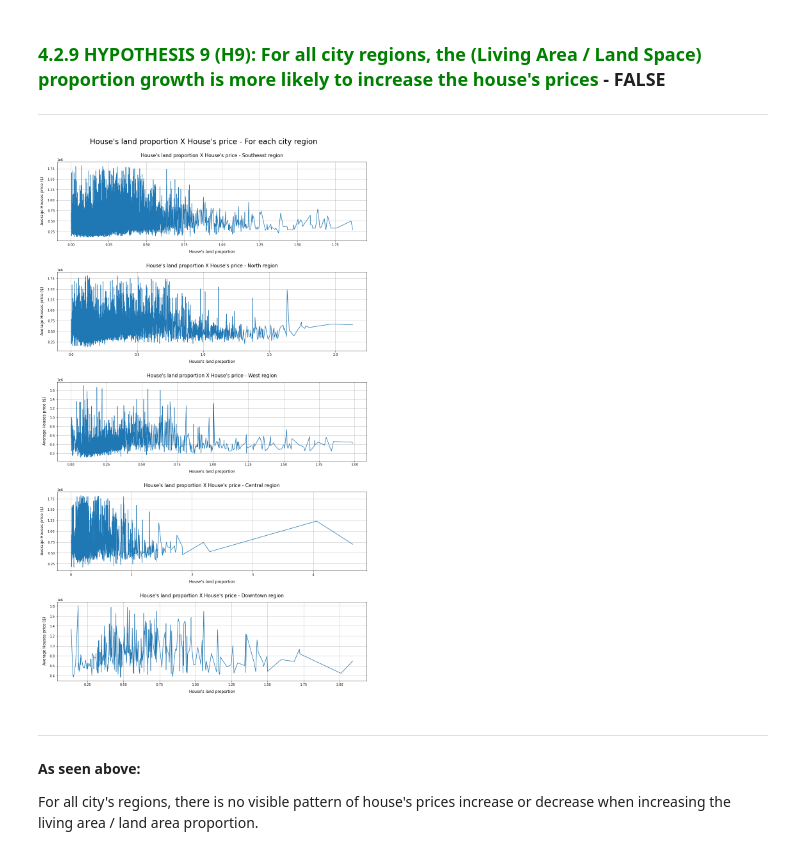
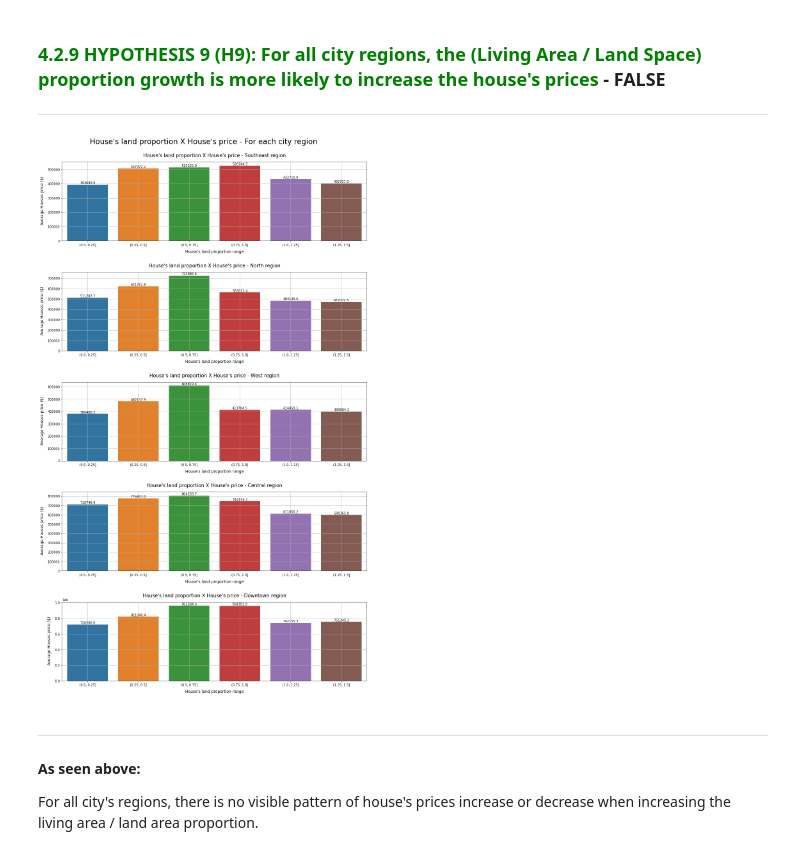
Before and after one commit to pedrofratucci/House_Rocket, a Jupyter notebook: notebooks/house_rocket_PH.ipynb, the cells around one changed output. Saved outputs shown, nothing was run; the diff lists cells and outputs as text; code cells hidden in the pictures.

Commit message:
Fixing graphs

```diff
--- a/notebooks/house_rocket_PH.ipynb
+++ b/notebooks/house_rocket_PH.ipynb
@@ -1279,14 +1279,16 @@ for ax, n, region in zip(ax.flatten(), list(range(5*1)), regions):
 
     # creating an auxiliar dataset
     aux_region = df3[df3['region'] == region]
-    aux_region = aux_region[['price', 'living_area']].groupby('living_area').mean()
+    aux_region = aux_region[['price', 'living_area']].groupby('living_area').mean().reset_index()
+    aux_region['groups_living_area'] = pd.cut(aux_region['living_area'], bins= list(np.arange(0, 7000, 500)))
+    aux_region = aux_region[['groups_living_area', 'price']].groupby('groups_living_area').mean().reset_index()
+    aux_region.dropna(inplace= True)
     aux_region.reset_index(drop= False, inplace= True)
 
-
     # setting axes graph, title, labels and sizes
-    ax = sns.lineplot(x= aux_region['living_area'], y= aux_region['price'])
+    ax = sns.barplot(x= aux_region['groups_living_area'], y= aux_region['price'])
     ax.set_title(f"House's living area size X House's price - {region} region", size= 15, pad= 15)
-    ax.set_xlabel(f"House's living area size (m²)", size= 12, labelpad= 10)
+    ax.set_xlabel(f"House's living area size range (m²)", size= 12, labelpad= 10)
     ax.set_ylabel(f' Average Houses price ($)', size= 12, labelpad= 10)
     ax.grid()
 
@@ -1330,38 +1332,41 @@ for ax, n, region in zip(ax.flatten(), list(range(5*1)), regions):
 
     # creating a subplot for the selected model
     plt.subplot(5, 1, n+1)
 
     # creating an auxiliar dataset
     aux_region = df3[df3['region'] == region]
     aux_region['land_proportion'] = aux_region['living_area'].values / aux_region['land_area'].values
-    aux_region = aux_region[['price', 'land_proportion']].groupby('land_proportion').mean()
+    aux_region = aux_region[['price', 'land_proportion']].groupby('land_proportion').mean().reset_index()
+    aux_region['groups_land_proportion'] = pd.cut(aux_region['land_proportion'], bins= list(np.arange(0, 1.75, 0.25)))
+    aux_region = aux_region[['groups_land_proportion', 'price']].groupby('groups_land_proportion').mean().reset_index()
+    aux_region.dropna(inplace= True)
+    aux_region.reset_index(drop= False, inplace= True)
     aux_region.reset_index(drop= False, inplace= True)
 
-
     # setting axes graph, title, labels and sizes
-    ax = sns.lineplot(x= aux_region['land_proportion'], y= aux_region['price'])
+    ax = sns.barplot(x= aux_region['groups_land_proportion'], y= aux_region['price'])
     ax.set_title(f"House's land proportion X House's price - {region} region", size= 15, pad= 15)
-    ax.set_xlabel(f"House's land proportion", size= 12, labelpad= 10)
+    ax.set_xlabel(f"House's land proportion range", size= 12, labelpad= 10)
     ax.set_ylabel(f' Average Houses price ($)', size= 12, labelpad= 10)
     ax.grid()
 
     for p in ax.patches:
         ax.annotate(format(p.get_height(), '.1f'),
                (p.get_x() + p.get_width() / 2., p.get_height()),
                ha = 'center', va = 'center',
                xytext = (0, 5),
                textcoords = 'offset points')
 
 # adjusting subplot
 plt.tight_layout(pad= 3)
 
 # saving the graph as 'H9' in the storytelling folder
 plt.savefig(f'../storytelling/H9.png')
 
 # displaying the plot
 plt.show()
 # %% [output]
-[figure, old version]
+[figure, new version]
 # %% [markdown]
 ***
 **As seen above:**
```
Also changed, not shown: parts of 1 cell of this notebook, 3 other files.
